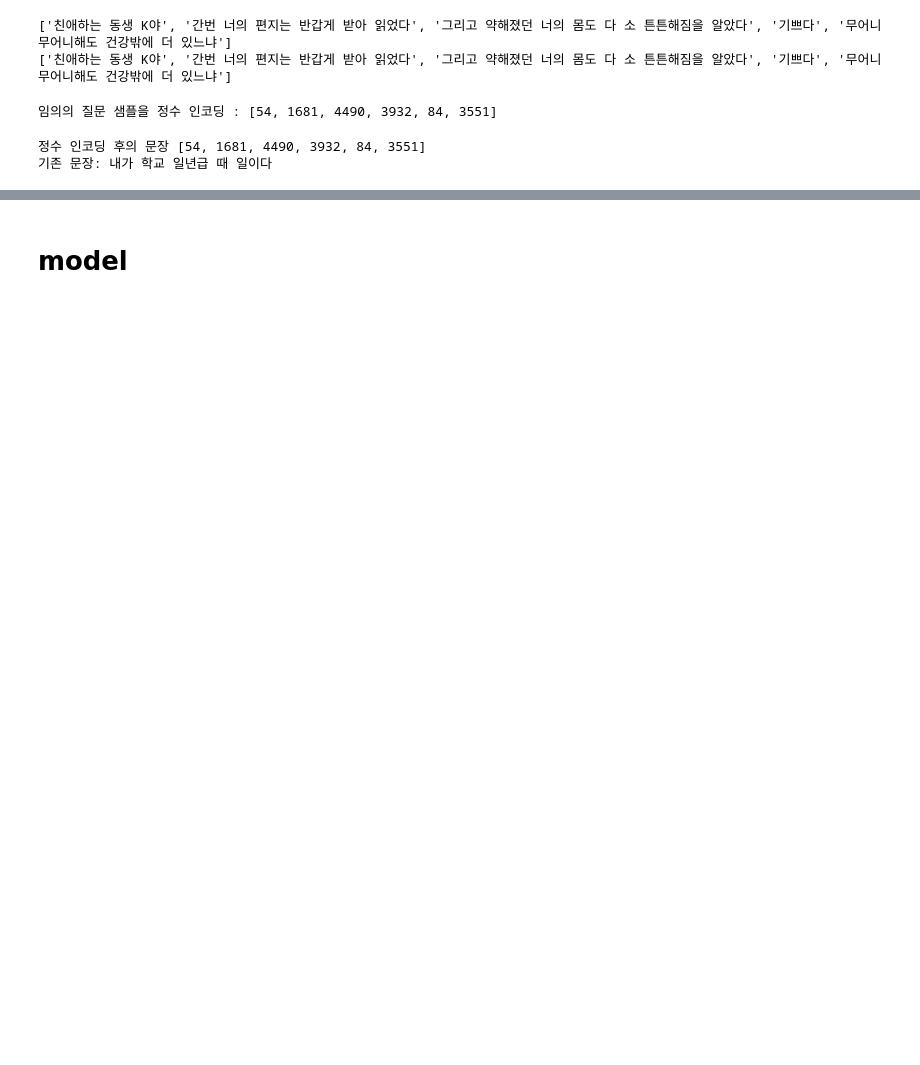
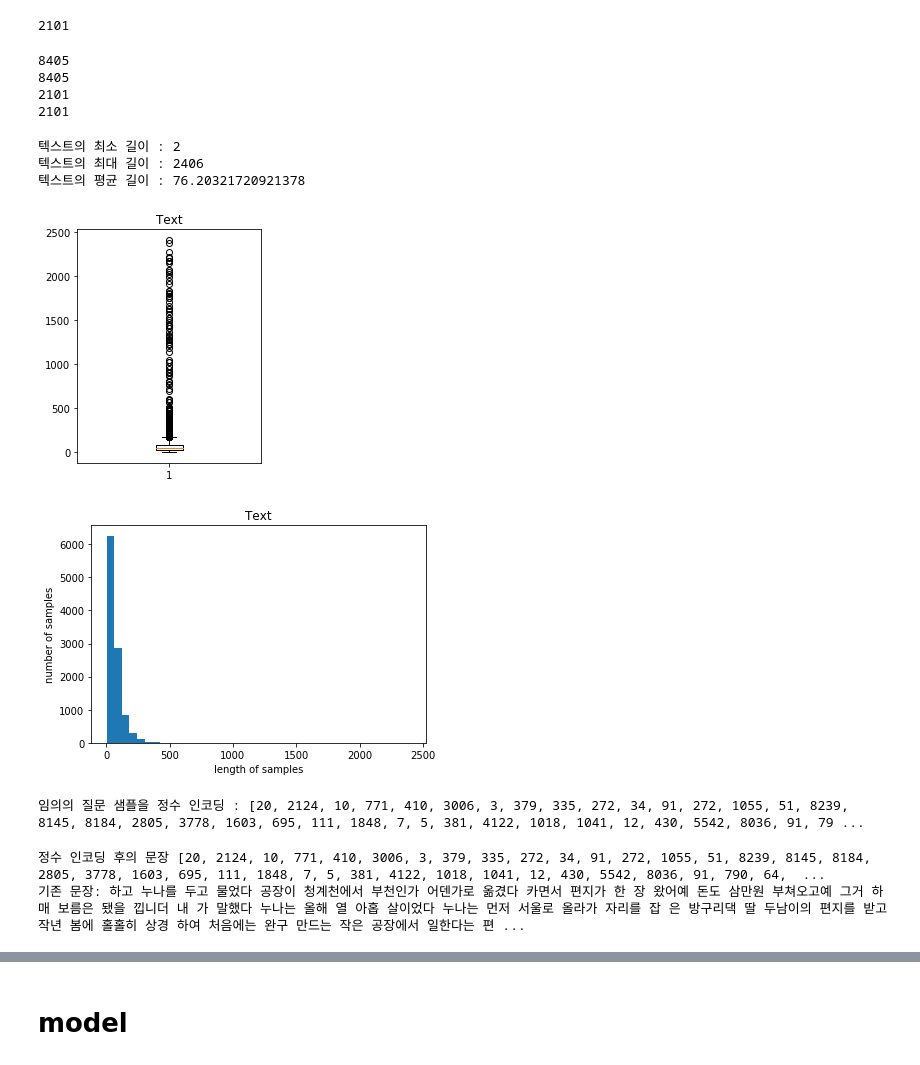
Before and after one commit to hyunbool/autoencoder, a Jupyter notebook: transformer-simple.ipynb, the cells around one changed output, grey strips where cells are left out. Drawn from its saved outputs; the diff is of its cells as text; code cells hidden in the pictures; blank space fills up the shorter version.

```diff
--- a/transformer-simple.ipynb
+++ b/transformer-simple.ipynb
@@ -10,23 +14,15 @@ import tensorflow as tf
 # %%
-import os
-
-books_path = "./books/"
+books_path = "./books-autoencoder/"
 new_path = "../"
 books_list = sorted(os.listdir(books_path))
 
 documents = list()
 
 for i in books_list:
-    title = i[4:-9]
-
     f = open(books_path + i, 'r')
     doc = list(map(lambda x: x.replace("\n", ""), f.readlines()))
-    tmp = list()
-    for x in doc:
-        tmp = x.split("</s> ")
-        for t in tmp:
-            t = t.replace("</s>", "")
-            documents.append(t)
+    doc = [x.replace("</s>", "") for x in doc]
+    documents.extend(doc)
 
 
     f.close()
@@ -41,9 +42,8 @@ for sentence in documents:
     inputs.append(sentence)
 # %%
 targets = inputs
-# %%
-print(inputs[:5])
-print(targets[:5])
-# %% [output]
-['친애하는 동생 K야', '간번 너의 편지는 반갑게 받아 읽었다', '그리고 약해졌던 너의 몸도 다 소 튼튼해짐을 알았다', '기쁘다', '무어니무어니해도 건강밖에 더 있느냐']
-['친애하는 동생 K야', '간번 너의 편지는 반갑게 받아 읽었다', '그리고 약해졌던 너의 몸도 다 소 튼튼해짐을 알았다', '기쁘다', '무어니무어니해도 건강밖에 더 있느냐']
+# %%
+n_of_val = int(len(inputs)*0.2)
+n_of_val
+# %% [output]
+2101
@@ -50,3 +56,37 @@ print(targets[:5])
+# %%
+print(len(train_inputs))
+print(len(train_targets))
+print(len(test_inputs))
+print(len(test_targets))
+# %% [output]
+8405
+8405
+2101
+2101
+# %%
+text_len = [len(s.split()) for s in documents]
+
+print('텍스트의 최소 길이 : {}'.format(np.min(text_len)))
+print('텍스트의 최대 길이 : {}'.format(np.max(text_len)))
+print('텍스트의 평균 길이 : {}'.format(np.mean(text_len)))
+
+plt.subplot(1,2,1)
+plt.boxplot(text_len)
+plt.title('Text')
+plt.tight_layout()
+plt.show()
+
+plt.title('Text')
+plt.hist(text_len, bins=40)
+plt.xlabel('length of samples')
+plt.ylabel('number of samples')
+plt.show()
+# %% [output]
+텍스트의 최소 길이 : 2
+텍스트의 최대 길이 : 2406
+텍스트의 평균 길이 : 76.20321720921378
+[figure, added]
+[figure, added]
 # %%
 # 서브워드텍스트인코더를 사용하여 질문, 답변 데이터로부터 단어 집합(Vocabulary) 생성
 tokenizer = tfds.deprecated.text.SubwordTextEncoder.build_from_corpus(
@@ -60,7 +100,7 @@ VOCAB_SIZE = tokenizer.vocab_size + 2
 # %%
 print('임의의 질문 샘플을 정수 인코딩 : {}'.format(tokenizer.encode(inputs[20])))
 # %% [output]
-임의의 질문 샘플을 정수 인코딩 : [54, 1681, 4490, 3932, 84, 3551]
+임의의 질문 샘플을 정수 인코딩 : [20, 2124, 10, 771, 410, 3006, 3, 379, 335, 272, 34, 91, 272, 1055, 51, 8239, 8145, 8184, 2805, 3778, 1603, 695, 111, 1848, 7, 5, 381, 4122, 1018, 1041, 12, 430, 5542, 8036, 91, 79 ...
 # %%
 # 서브워드텍스트인코더 토크나이저의 .encode()와 .decode() 테스트해보기
 # 임의의 입력 문장을 sample_string에 저장
@@ -74,8 +114,8 @@ print ('정수 인코딩 후의 문장 {}'.format(tokenized_string))
 original_string = tokenizer.decode(tokenized_string)
 print ('기존 문장: {}'.format(original_string))
 # %% [output]
-정수 인코딩 후의 문장 [54, 1681, 4490, 3932, 84, 3551]
-기존 문장: 내가 학교 일년급 때 일이다
+정수 인코딩 후의 문장 [20, 2124, 10, 771, 410, 3006, 3, 379, 335, 272, 34, 91, 272, 1055, 51, 8239, 8145, 8184, 2805, 3778, 1603, 695, 111, 1848, 7, 5, 381, 4122, 1018, 1041, 12, 430, 5542, 8036, 91, 790, 64,  ...
+기존 문장: 하고 누나를 두고 물었다 공장이 청계천에서 부천인가 어덴가로 옮겼다 카면서 편지가 한 장 왔어예 돈도 삼만원 부쳐오고예 그거 하매 보름은 됐을 낍니더 내 가 말했다 누나는 올해 열 아홉 살이었다 누나는 먼저 서울로 올라가 자리를 잡 은 방구리댁 딸 두남이의 편지를 받고 작년 봄에 홀홀히 상경 하여 처음에는 완구 만드는 작은 공장에서 일한다는 편 ...
 # %%
 # 각 정수는 각 단어와 어떻게 mapping되는지 병렬로 출력
 # 서브워드텍스트인코더는 의미있는 단위의 서브워드로 토크나이징한다. 띄어쓰기 단위 X 형태소 분석 단위 X
```
Also changed, not shown: parts of 27 cells of this notebook.
